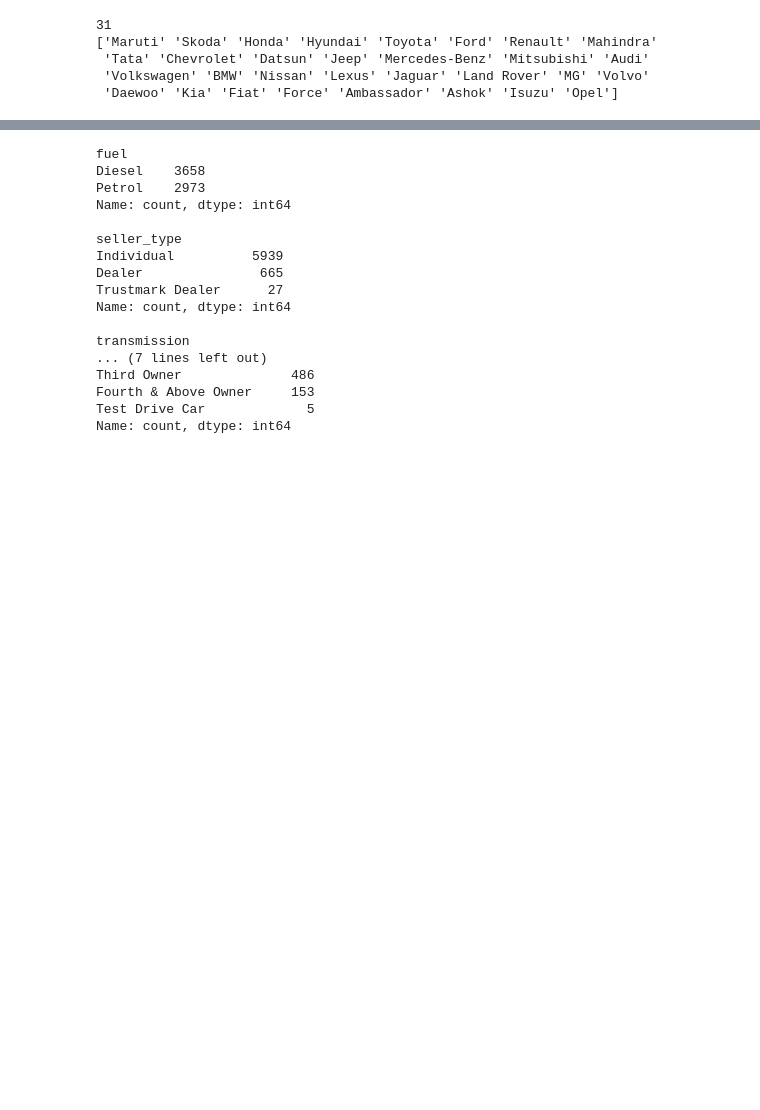
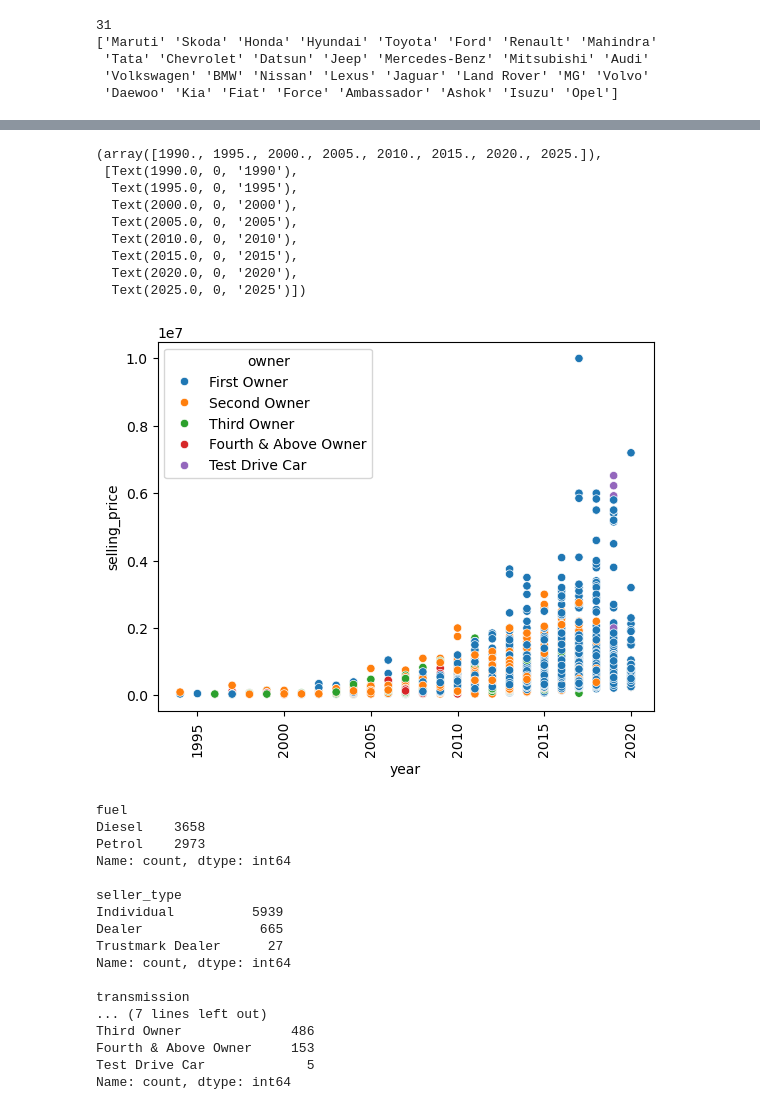
Before and after one commit to parabamoghv/Erdos-AU2024-CarSalesPricePrediction, a Jupyter notebook: notebooks/01_data_cleaning.ipynb, the cells around one changed output, grey strips where cells are left out. Drawn from its saved outputs; the diff is of its cells as text; code cells hidden in the pictures; blank space fills up the shorter version.

```diff
--- a/notebooks/01_data_cleaning.ipynb
+++ b/notebooks/01_data_cleaning.ipynb
@@ -276,3 +349,18 @@ print(df["brand"].unique())
+# %%
+sns.scatterplot(data=df,x="year",y="selling_price",hue="owner")
+plt.xticks(rotation=90)
+#As expected the newer the car the less owners it had and higher selling price corresponds to newer cars
+# %% [output]
+(array([1990., 1995., 2000., 2005., 2010., 2015., 2020., 2025.]),
+ [Text(1990.0, 0, '1990'),
+  Text(1995.0, 0, '1995'),
+  Text(2000.0, 0, '2000'),
+  Text(2005.0, 0, '2005'),
+  Text(2010.0, 0, '2010'),
+  Text(2015.0, 0, '2015'),
+  Text(2020.0, 0, '2020'),
+  Text(2025.0, 0, '2025')])
+[figure, added]
 # %%
 categorical_features = ["fuel", "seller_type", "transmission", "owner"]
 
```
Also changed, not shown: parts of 66 cells of this notebook, 6 other files.
